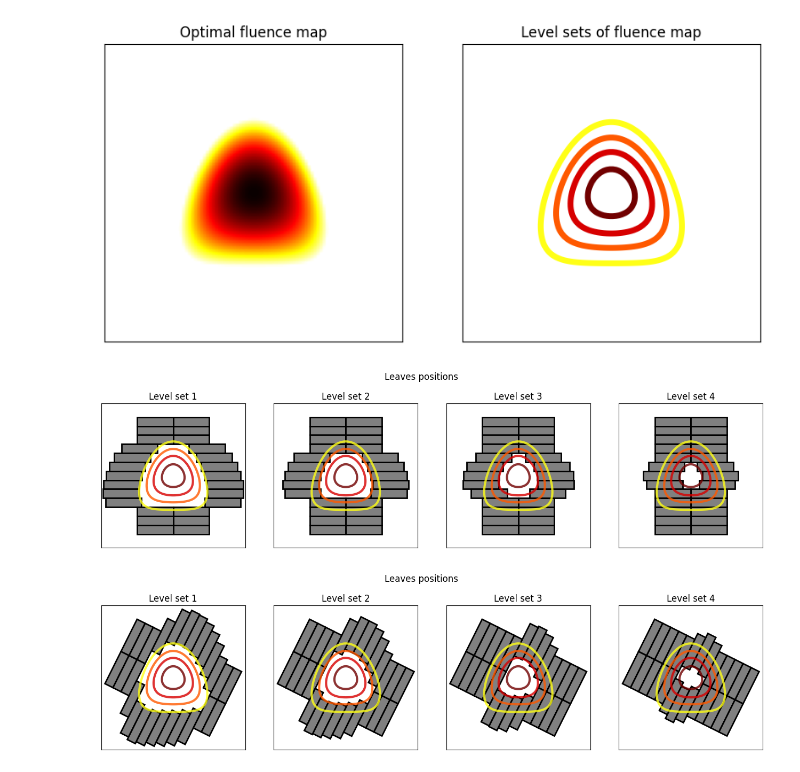
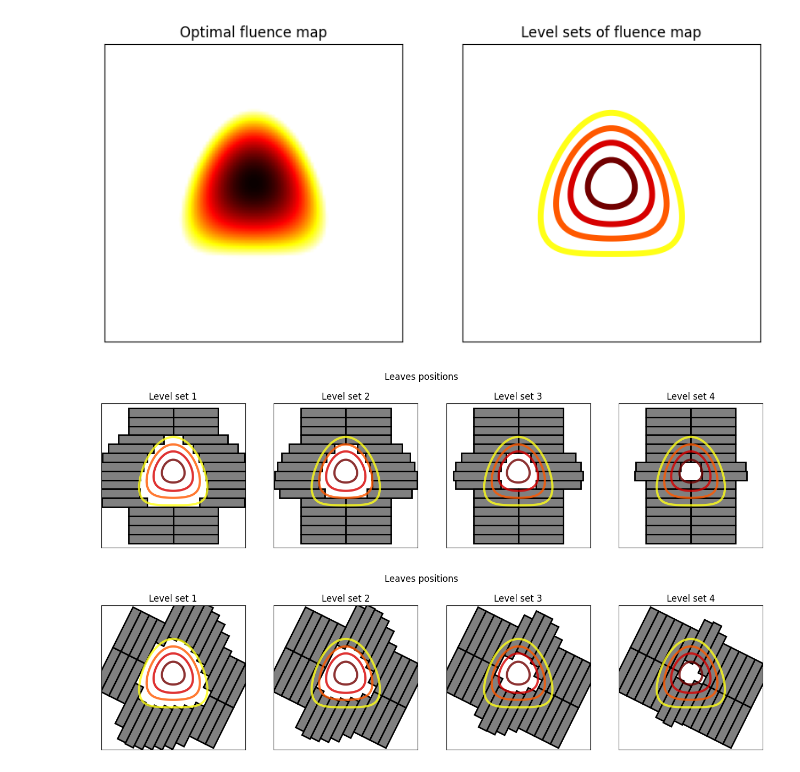
Before and after one commit to pauldubois98/PhD, a Jupyter notebook: 1_background/plots_generation.ipynb, the cells around one changed output. Cells and saved outputs as stored; diff of their text form; code cells hidden in the pictures.

```diff
--- a/1_background/plots_generation.ipynb
+++ b/1_background/plots_generation.ipynb
@@ -8,7 +8,7 @@ y = np.linspace(-2,2, 100)
 X, Y = np.meshgrid(x, y)
 
 def FLU(x, y, c):
-    return np.clip(1 - x**2 - (-y-c*x**2)**2 , 0, None)
+    return np.clip(1 - x**2 - (-y-c*x**2+c/4)**2 , 0, None)
 def flu(x, y):
     return FLU(x, y, c=0.5)
 
@@ -36,10 +36,10 @@ plt.title('Level sets of fluence map')
 # plt.savefig('_fluence_map_discretization.pdf', bbox_inches='tight', pad_inches=0.1)
 plt.show()
 # %% [output]
-[figure, old version]
+[figure, new version]
 # %%
 LEAF_WIDTH = 0.25
-LEAF_LENGTH = 1
+LEAF_LENGTH = 1.25
 # %%
 def get_leaf(direction, leaf_number, level, func, reverse=False):
     global LEAF_WIDTH, LEAF_LENGTH
@@ -83,33 +83,36 @@ def get_leaf_pair(direction, leaf_number, level, func):
     leaf2 = get_leaf(reverse_direction, leaf_number, level, func, reverse=True)
     return leaf1, leaf2
 # %%
-def plot_leaves(flu, direction=(1,0), number_leaves=5, filename=None):
+def plot_leaves(fluence_function, direction=(1,0), number_leaves=5, levels=None, filename=None):
     global LEVELS
-    N = len(LEVELS)-2
+    if levels is None:
+        levels = LEVELS
+    N = len(levels)-2
     plt.figure(figsize=(4*N, 4))
-    for i,level in enumerate(LEVELS[1:-1]):
+    for i,level in enumerate(levels[1:-1]):
         plt.subplot(1, N, i+1)
-        plt.contour(X, Y, Z, levels=LEVELS, cmap='hot_r', linewidths=3, alpha=0.8)
+        Z = fluence_function(X, Y)
+        plt.contour(X, Y, Z, levels, cmap='hot_r', linewidths=3, alpha=0.8)
         plt.xlim(-2, 2)
         plt.ylim(-2, 2)
         plt.gca().set_aspect('equal')
         plt.xticks([])
         plt.yticks([])
         for leaf_number in range(-number_leaves, number_leaves+1):
-            r1, r2 = get_leaf_pair(direction, leaf_number, level, flu)
+            r1, r2 = get_leaf_pair(direction, leaf_number, level, fluence_function)
             # plot leaves
             plt.gca().add_patch(r1)
             plt.gca().add_patch(r2)
         plt.title(f'Level set {i+1}')
     plt.suptitle('Leaves positions')
     if filename is not None:
         plt.savefig(filename, bbox_inches='tight', pad_inches=0.1)
     plt.show()
 
-plot_leaves(flu, (1,0), number_leaves=6)
-# plot_leaves(flu, (1,0), number_leaves=6, filename='_fluence_map_leaves.pdf')
-plot_leaves(flu, (1,2), number_leaves=6)
+plot_leaves(flu, (1,0), number_leaves=7)
+# plot_leaves(flu, (1,0), number_leaves=7, filename='_fluence_map_leaves.pdf')
+plot_leaves(flu, (1,2), number_leaves=7)
 # %% [output]
-[figure, old version]
+[figure, new version]
-[figure, old version]
+[figure, new version]
 # %%
```
Also changed, not shown: parts of 1 cell of this notebook.
